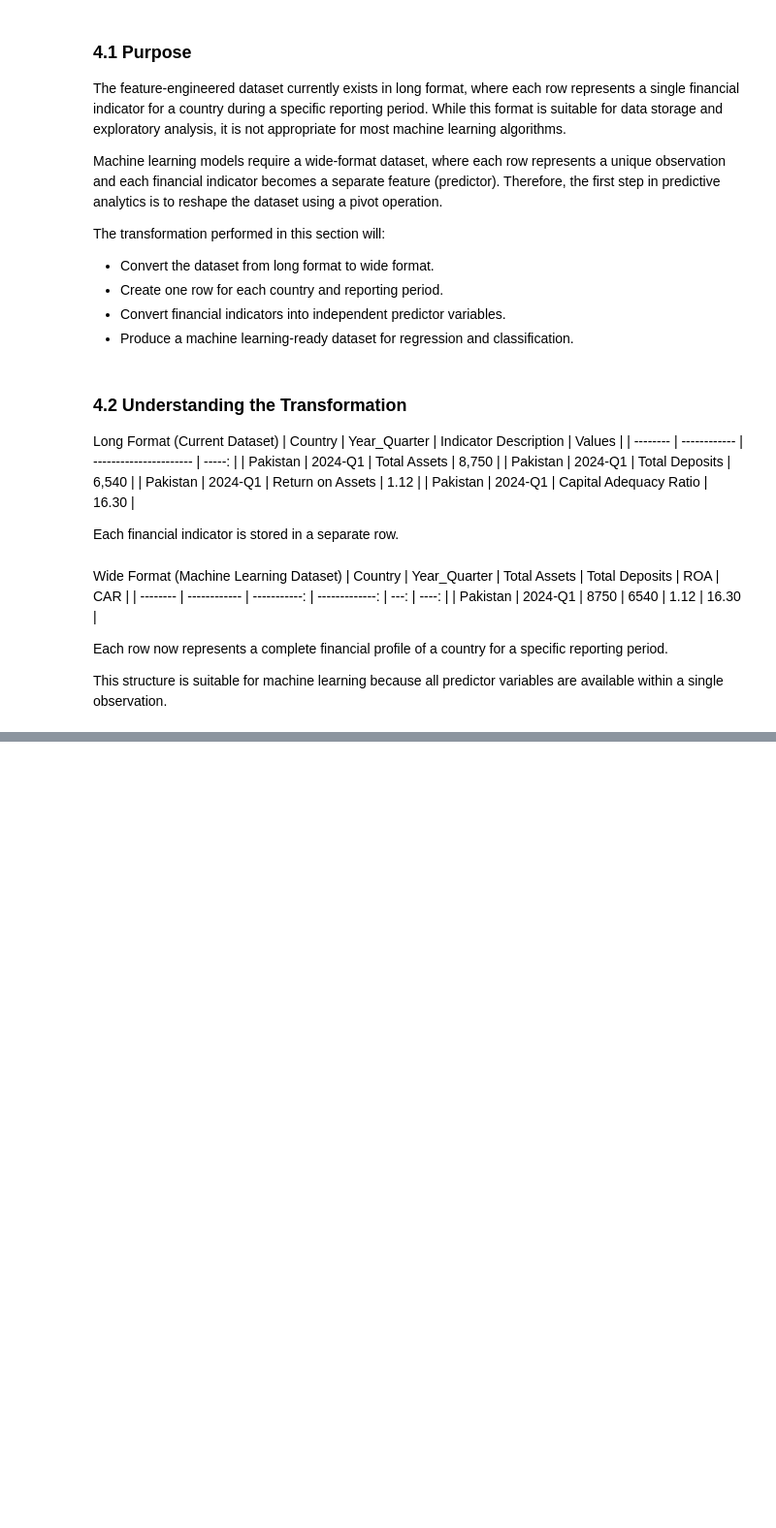
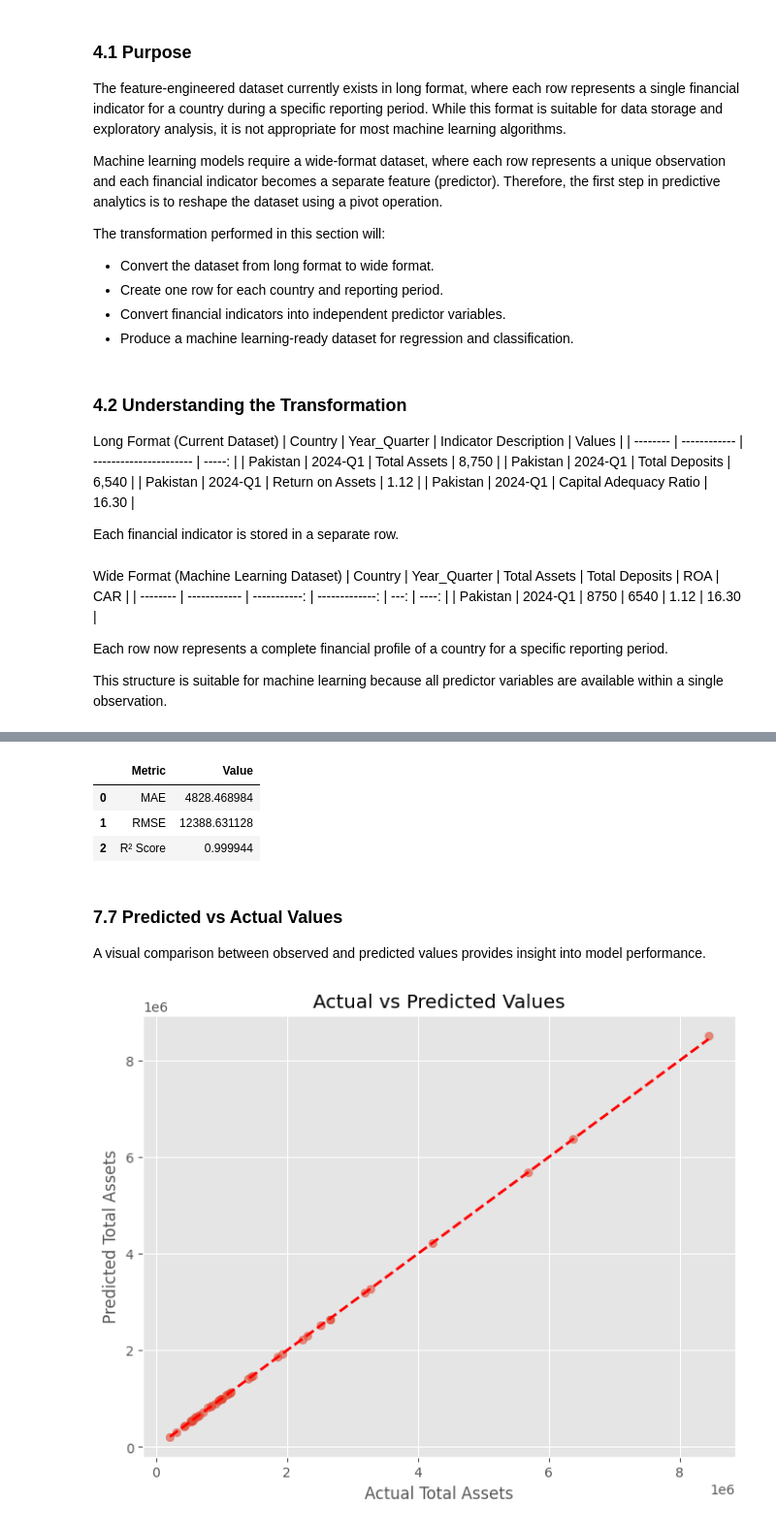
Before and after one commit to ejazurrehman/Islamic_Fintech_Working_Notebooks, a Jupyter notebook: Machine_Learning_and_Predictive_Analytics_for_Islamic_Banking.ipynb, the cells around one changed output, grey strips where cells are left out. Shown at 97% size. Cells and saved outputs as stored; diff of their text form; code cells hidden in the pictures; blank space fills up the shorter version.

```diff
--- a/Machine_Learning_and_Predictive_Analytics_for_Islamic_Banking.ipynb
+++ b/Machine_Learning_and_Predictive_Analytics_for_Islamic_Banking.ipynb
@@ -232,0 +1051,12 @@ This structure is suitable for machine learning because all predictor variables
+# %%
+# ============================================================
+# Feature Scaling
+# ============================================================
+
+scaler = StandardScaler()
+
+X_train_scaled = scaler.fit_transform(X_train)
+
+X_test_scaled = scaler.transform(X_test)
+
+print("Feature scaling completed.")
@@ -232,0 +1069,12 @@ This structure is suitable for machine learning because all predictor variables
+# %%
+# ============================================================
+# Linear Regression
+# ============================================================
+
+lr_model = LinearRegression()
+
+lr_model.fit(X_train_scaled, y_train)
+
+y_pred_lr = lr_model.predict(X_test_scaled)
+
+print("Linear Regression model trained successfully.")
@@ -232,0 +1091,49 @@ This structure is suitable for machine learning because all predictor variables
+# %%
+# ============================================================
+# Evaluate Linear Regression
+# ============================================================
+
+mae = mean_absolute_error(y_test, y_pred_lr)
+
+rmse = np.sqrt(mean_squared_error(y_test, y_pred_lr))
+
+r2 = r2_score(y_test, y_pred_lr)
+
+results = pd.DataFrame({
+    "Metric": ["MAE", "RMSE", "R² Score"],
+    "Value": [mae, rmse, r2]
+})
+
+results
+# %% [output]
+|  | Metric | Value |
+| 0 | MAE | 4828.468984 |
+| 1 | RMSE | 12388.631128 |
+| 2 | R² Score | 0.999944 |
+# %% [markdown]
+### 7.7 Predicted vs Actual Values
+
+A visual comparison between observed and predicted values provides insight into model performance.
+# %%
+# ============================================================
+# Predicted vs Actual Values
+# ============================================================
+
+plt.figure(figsize=(8,6))
+
+plt.scatter(y_test, y_pred_lr, alpha=0.6)
+
+plt.plot(
+    [y_test.min(), y_test.max()],
+    [y_test.min(), y_test.max()],
+    'r--',
+    linewidth=2
+)
+
+plt.xlabel("Actual Total Assets")
+plt.ylabel("Predicted Total Assets")
+plt.title("Actual vs Predicted Values")
+
+plt.show()
+# %% [output]
+[figure, added]
```
Also changed, not shown: parts of 122 cells of this notebook.
